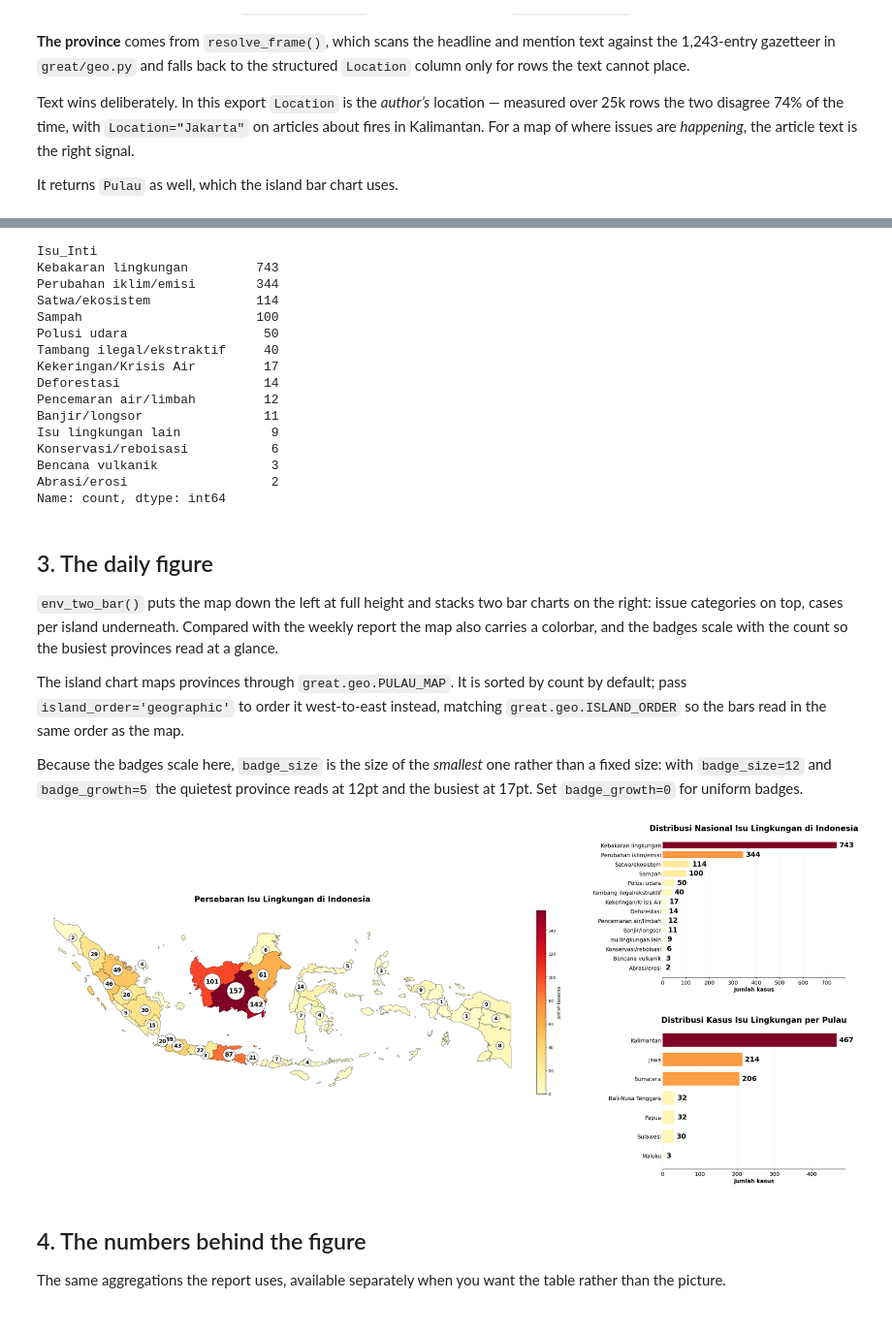
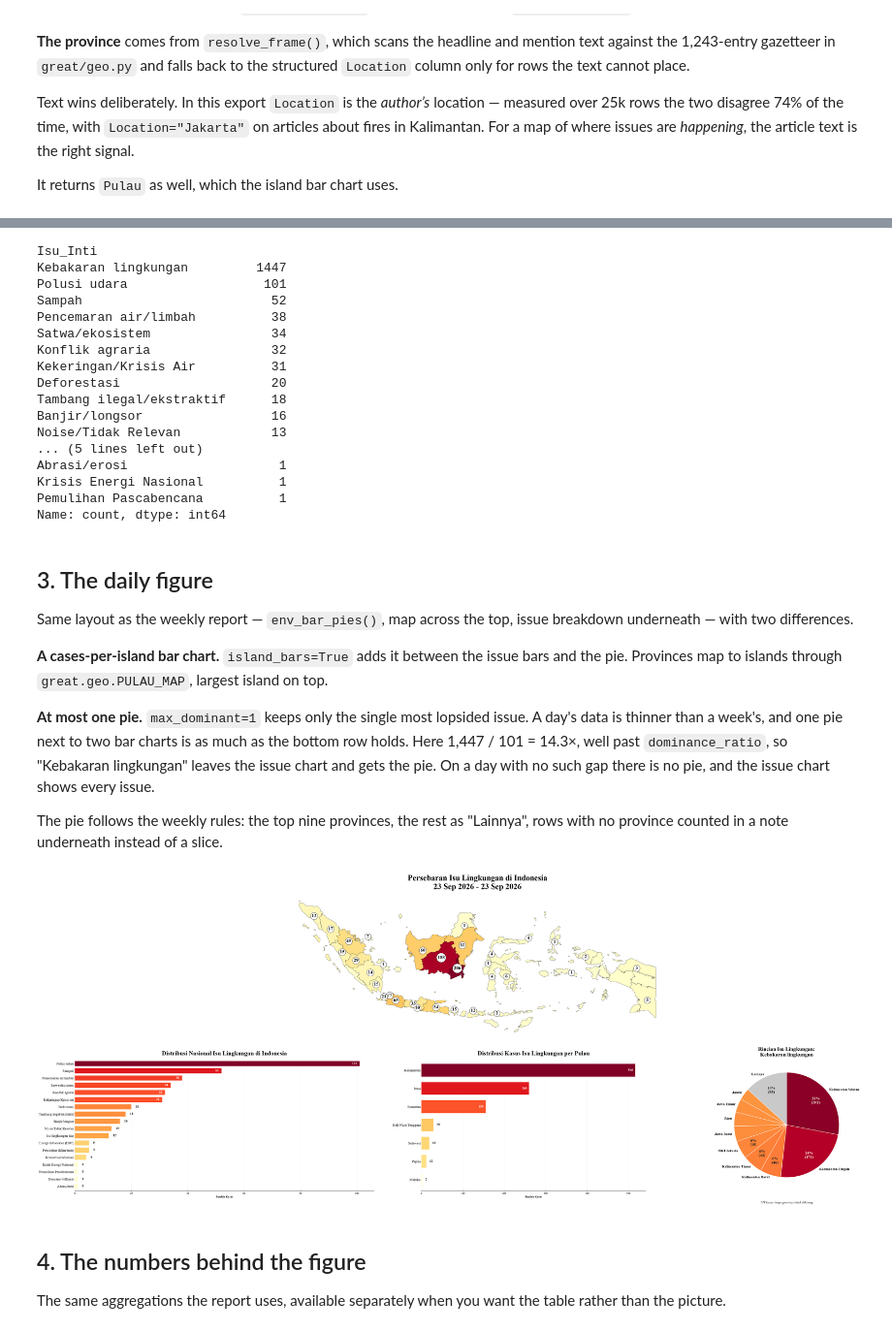
Before and after one commit to azmkto/GREAT-Tools, a Jupyter notebook: Environment Visualization/example_env_daily.ipynb, the cells around one changed output, grey strips where cells are left out. Shown at 97% size. Drawn from its saved outputs; the diff is of its cells as text; code cells hidden in the pictures.

Commit message:
aldo add new exp env daily

```diff
--- a/Environment Visualization/example_env_daily.ipynb
+++ b/Environment Visualization/example_env_daily.ipynb
@@ -35,9 +43,10 @@ The environmental export uses the same 13-column schema as every other export in
 portfolio, so `validate_export()` applies unchanged — it fails at load time if a column is
 missing or a Sentiment/Media value falls outside the canonical vocabulary.
 # %%
-DATA = r'C:\Users\ASUS\Documents\Research Project\Data\Iklim dan Lingkungan'
+SOURCE = 'https://docs.google.com/spreadsheets/d/119b-k0DDykSpZJ-BAmIANWKnlfYLBfho/edit?gid=137764228#gid=137764228'
 
-df = pd.read_excel(rf'{DATA}\test_data.xlsx', header=1)
+sheet_id = re.search(r'/spreadsheets/d/([\w-]+)', SOURCE).group(1)
+df = pd.read_excel(f'https://docs.google.com/spreadsheets/d/{sheet_id}/export?format=xlsx', header=1)
 df = validate_export(df)
 
 df1, start_date, end_date = prep.prepare_data(df)
@@ -89,47 +98,50 @@ Name: count, dtype: int64
 df1['Isu_Inti'].value_counts()
 # %% [output]
 Isu_Inti
-Kebakaran lingkungan         743
-Perubahan iklim/emisi        344
-Satwa/ekosistem              114
-Sampah                       100
-Polusi udara                  50
-Tambang ilegal/ekstraktif     40
-Kekeringan/Krisis Air         17
-Deforestasi                   14
-Pencemaran air/limbah         12
-Banjir/longsor                11
-Isu lingkungan lain            9
-Konservasi/reboisasi           6
-Bencana vulkanik               3
-Abrasi/erosi                   2
+Kebakaran lingkungan         1447
+Polusi udara                  101
+Sampah                         52
+Pencemaran air/limbah          38
+Satwa/ekosistem                34
+Konflik agraria                32
+Kekeringan/Krisis Air          31
+Deforestasi                    20
+Tambang ilegal/ekstraktif      18
+Banjir/longsor                 16
+Noise/Tidak Relevan            13
+... (5 lines left out)
+Abrasi/erosi                    1
+Krisis Energi Nasional          1
+Pemulihan Pascabencana          1
 Name: count, dtype: int64
 # %% [markdown]
 ## 3. The daily figure
 
-`env_two_bar()` puts the map down the left at full height and stacks two bar
-charts on the right: issue categories on top, cases per island underneath. Compared with the
-weekly report the map also carries a colorbar, and the badges scale with the count so the
-busiest provinces read at a glance.
+Same layout as the weekly report — `env_bar_pies()`, map across the top, issue breakdown
+underneath — with two differences.
 
-The island chart maps provinces through `great.geo.PULAU_MAP`. It is sorted by count by
-default; pass `island_order='geographic'` to order it west-to-east instead, matching
-`great.geo.ISLAND_ORDER` so the bars read in the same order as the map.
+**A cases-per-island bar chart.** `island_bars=True` adds it between the issue bars and the
+pie. Provinces map to islands through `great.geo.PULAU_MAP`, largest island on top.
 
-Because the badges scale here, `badge_size` is the size of the *smallest* one rather than a
-fixed size: with `badge_size=12` and `badge_growth=5` the quietest province reads at 12pt and
-the busiest at 17pt. Set `badge_growth=0` for uniform badges.
+**At most one pie.** `max_dominant=1` keeps only the single most lopsided issue. A day's
+data is thinner than a week's, and one pie next to two bar charts is as much as the bottom
+row holds. Here 1,447 / 101 = 14.3×, well past `dominance_ratio`, so "Kebakaran lingkungan"
+leaves the issue chart and gets the pie. On a day with no such gap there is no pie, and the
+issue chart shows every issue.
+
+The pie follows the weekly rules: the top nine provinces, the rest as "Lainnya", rows with no
+province counted in a note underneath instead of a slice.
 # %%
-fig = env_two_bar(
+fig = env_bar_pies(
     df1,
     start_date=start_date,
     end_date=end_date,
-    island_order='count',   # or 'geographic'
-    badge_size=12,          # smallest badge; the busiest province gets 12 + badge_growth
-    badge_growth=5,         # set to 0 for uniform badges, like the weekly report
+    island_bars=True,      # the daily extra: cases per island
+    max_dominant=1,        # at most one pie, for the most lopsided issue
+    dominance_ratio=2.0,   # how lopsided that issue must be before it becomes a pie
 )
 # %% [output]
-[figure, old version]
+[figure, new version]
 # %% [markdown]
 ## 4. The numbers behind the figure
 
```
Also changed, not shown: parts of 7 cells of this notebook, 2 other files.
